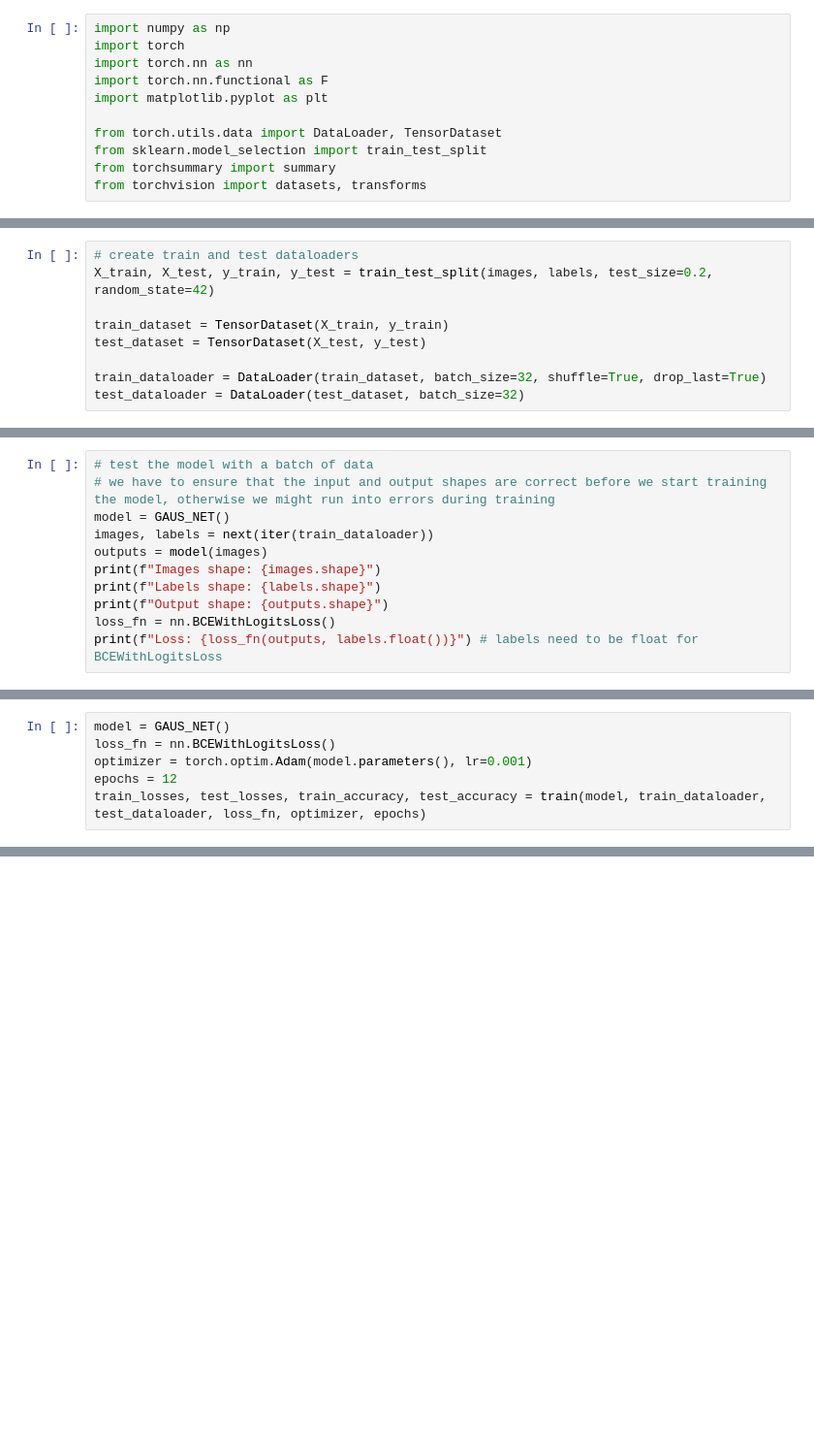
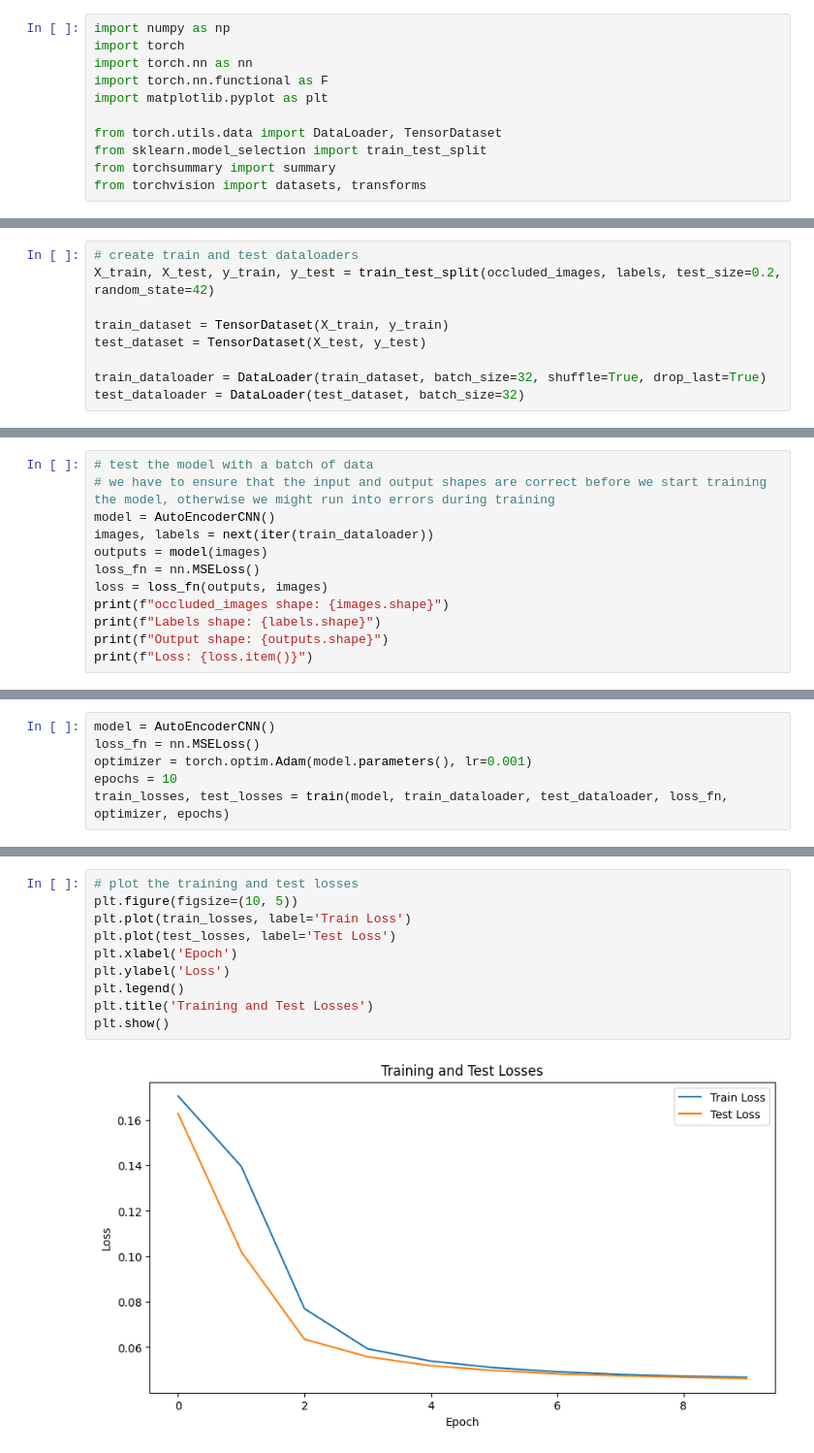
Before and after one commit to pablogasco1/deep-learning, a Jupyter notebook: notebooks/12-CNNs-designs3.ipynb, the cells around one changed output, grey strips where cells are left out. Shown at 97% size. Cells and saved outputs as stored; diff of their text form; blank space fills up the shorter version.

```diff
--- a/notebooks/12-CNNs-designs3.ipynb
+++ b/notebooks/12-CNNs-designs3.ipynb
@@ -54,6 +64,6 @@ for i, ax in enumerate(ax.flatten()):
 # %%
 # create train and test dataloaders
-X_train, X_test, y_train, y_test = train_test_split(images, labels, test_size=0.2, random_state=42)
+X_train, X_test, y_train, y_test = train_test_split(occluded_images, labels, test_size=0.2, random_state=42)
 
 train_dataset = TensorDataset(X_train, y_train)
 test_dataset = TensorDataset(X_test, y_test)
@@ -106,12 +124,13 @@ Estimated Total Size (MB): 1.41
 # %%
 # test the model with a batch of data
 # we have to ensure that the input and output shapes are correct before we start training the model, otherwise we might run into errors during training
-model = GAUS_NET()
+model = AutoEncoderCNN()
 images, labels = next(iter(train_dataloader))
 outputs = model(images)
-print(f"Images shape: {images.shape}")
+loss_fn = nn.MSELoss()
+loss = loss_fn(outputs, images)
+print(f"occluded_images shape: {images.shape}")
 print(f"Labels shape: {labels.shape}")
 print(f"Output shape: {outputs.shape}")
-loss_fn = nn.BCEWithLogitsLoss()
-print(f"Loss: {loss_fn(outputs, labels.float())}") # labels need to be float for BCEWithLogitsLoss
+print(f"Loss: {loss.item()}")
 # %% [output]
@@ -199,7 +209,7 @@ def train(model: torch.nn.Module,
 # %%
-model = GAUS_NET()
-loss_fn = nn.BCEWithLogitsLoss()
+model = AutoEncoderCNN()
+loss_fn = nn.MSELoss()
 optimizer = torch.optim.Adam(model.parameters(), lr=0.001)
-epochs = 12
-train_losses, test_losses, train_accuracy, test_accuracy = train(model, train_dataloader, test_dataloader, loss_fn, optimizer, epochs)
+epochs = 10
+train_losses, test_losses = train(model, train_dataloader, test_dataloader, loss_fn, optimizer, epochs)
 # %% [output]
@@ -285,0 +217,12 @@ for i in range(kernels.shape[0]):
+# %%
+# plot the training and test losses
+plt.figure(figsize=(10, 5))
+plt.plot(train_losses, label='Train Loss')
+plt.plot(test_losses, label='Test Loss')
+plt.xlabel('Epoch')
+plt.ylabel('Loss')
+plt.legend()
+plt.title('Training and Test Losses')
+plt.show()
+# %% [output]
+[figure, added]
```
Also changed, not shown: parts of 21 cells of this notebook, 4 other files.
